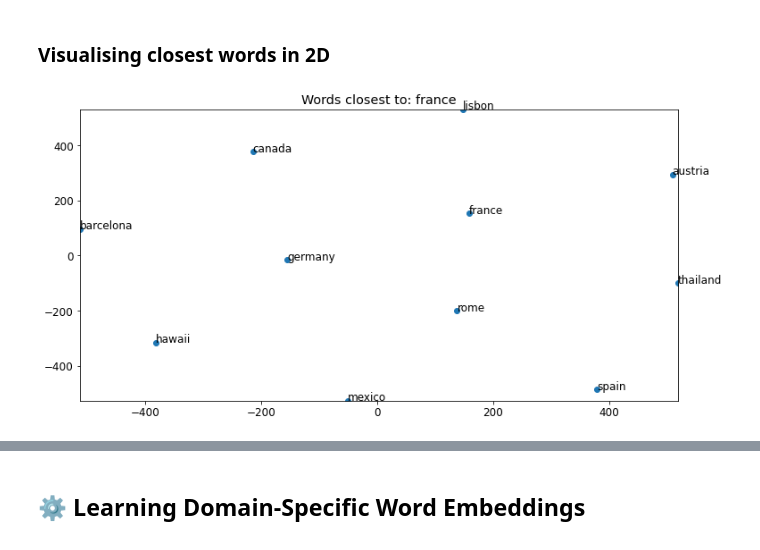
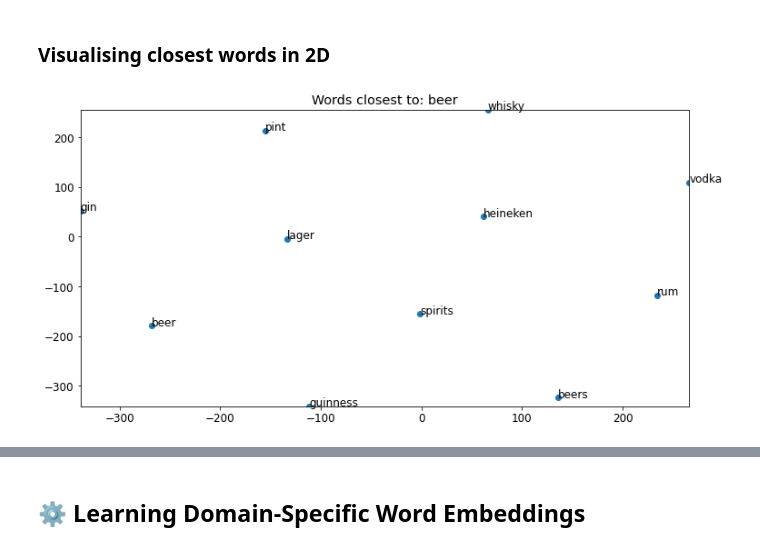
Before and after one commit to core-skills/12-text-processing, a Jupyter notebook: notebooks/12.2.2 - Learning Word Embeddings.ipynb, the cells around one changed output, grey strips where cells are left out. Drawn from its saved outputs; the diff is of its cells as text; code cells hidden in the pictures.

Commit message:
fixed gensim ver and api

```diff
--- a/notebooks/12.2.2 - Learning Word Embeddings.ipynb
+++ b/notebooks/12.2.2 - Learning Word Embeddings.ipynb
@@ -120,5 +160,5 @@ Here we set-up our Word2Vec embedding model and train it on the documents in the
 # %% [markdown]
 ⚠️ Training the embedding model will take a while due to the 250k documents
 # %%
-# Set-up model
-model = gensim.models.Word2Vec(sentences=documents, size=150, window=10, min_count=2, workers=10)
+# Set-up and train model
+model = gensim.models.Word2Vec(sentences=documents, vector_size=150, window=10, min_count=2, workers=10, epochs=10)
@@ -125,3 +166,0 @@ model = gensim.models.Word2Vec(sentences=documents, size=150, window=10, min_cou
-# %%
-# Train model on hotel reviews corpus
-model.train(documents, total_examples=len(documents), epochs=10)
@@ -256,7 +305,7 @@ def display_closestwords_tsnescatterplot(model, word):
         arr = np.append(arr, np.array([wrd_vector]), axis=0)
 
     # find tsne coords for 2 dimensions
-    tsne = TSNE(n_components=2, random_state=0)
+    tsne = TSNE(n_components=2, random_state=0, perplexity=30 if len(arr) > 30 else len(arr)-1)
     np.set_printoptions(suppress=True)
     Y = tsne.fit_transform(arr)
 
@@ -274,6 +325,6 @@ def display_closestwords_tsnescatterplot(model, word):
 # %% [markdown]
 ### Visualising closest words in 2D
 # %%
-display_closestwords_tsnescatterplot(model.wv, "france")
+display_closestwords_tsnescatterplot(model.wv, "beer")
 # %% [output]
-[figure, old version]
+[figure, new version]
```
Also changed, not shown: parts of 65 cells of this notebook.
